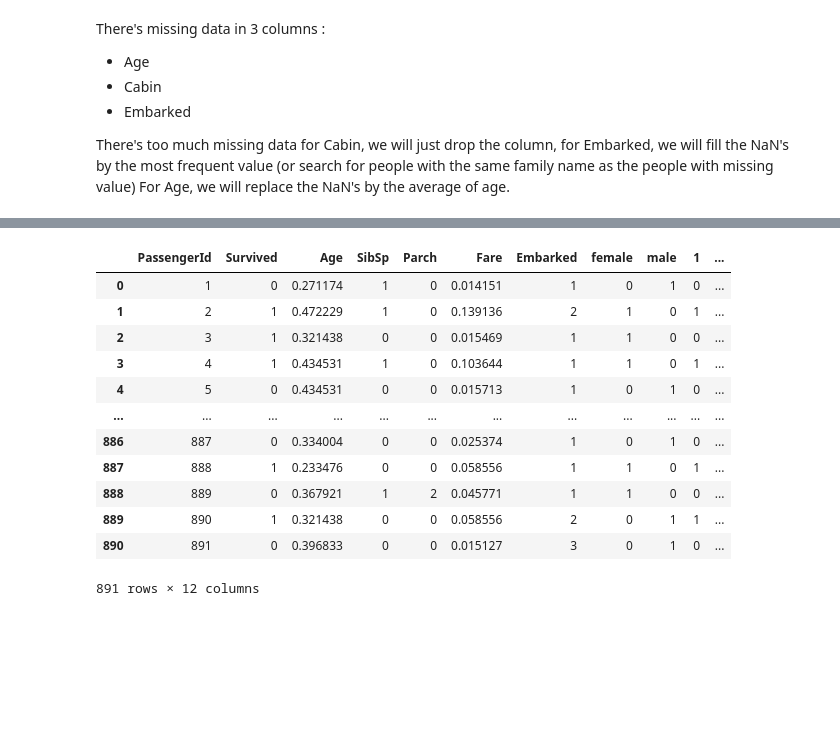
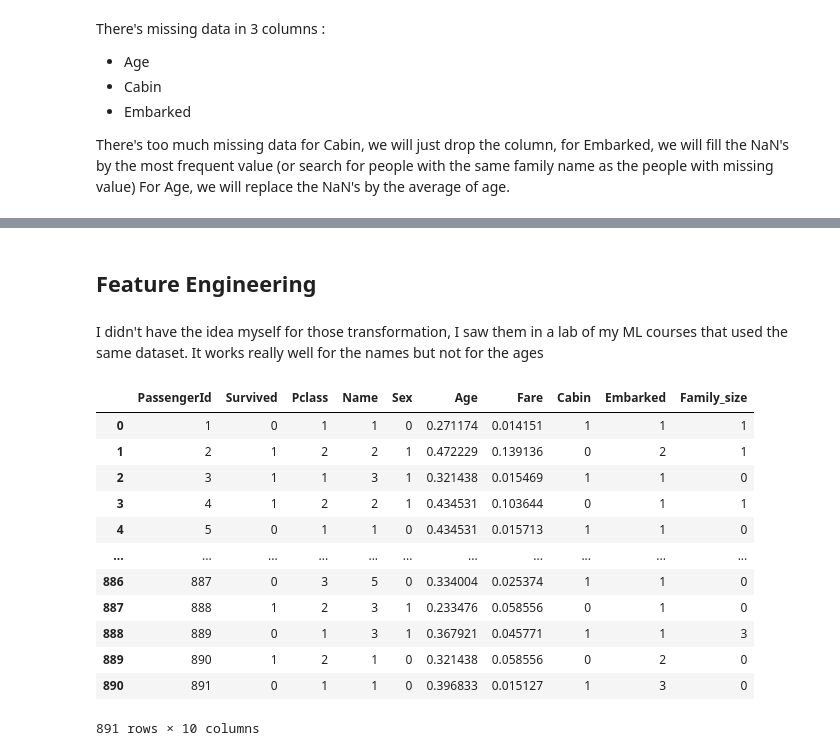
Before and after one commit to rayanrfd/personal_projects, a Jupyter notebook: Titanic/notebook/titanic.ipynb, the cells around one changed output, grey strips where cells are left out. Saved outputs shown, nothing was run; the diff lists cells and outputs as text; code cells hidden in the pictures; blank space fills up the shorter version.

```diff
--- a/titanic.ipynb
+++ b/Titanic/notebook/titanic.ipynb
@@ -86,3 +83,3 @@ titanic_cab.loc[829, 'Embarked'] = titanic_cab['Embarked'].mode()[0]
 # %%
-titanic_cab['Age'] = titanic_cab['Age'].fillna(value = titanic_cab['Age'].mean())
+titanic['Age'] = titanic['Age'].fillna(value = titanic['Age'].mean())
 # %%
@@ -118,27 +111,63 @@ titanic_prp['Embarked'] = pd.factorize(titanic_prp['Embarked'])[0] + 1
+# %% [markdown]
+## Feature Engineering
+# %% [markdown]
+I didn't have the idea myself for those transformation, I saw them in a lab of my ML courses that used the same dataset. It works really well for the names but not for the ages
+# %%
+def replace_names(name):
+    if 'Mr.' in name:
+        name = 1
+    elif 'Mrs.' in name:
+        name = 2
+    elif 'Miss.' in name:
+        name = 3
+    elif 'Master.' in name:
+        name = 4
+    else:
+        name = 5
+    return name
+
+# def replace_ages(age):
+#     if age < 16:
+#         age = 1
+#     elif age < 32:
+#         age = 2
+#     elif age < 50:
+#         age = 3
+#     elif age < 64:
+#         age = 4
+#     else:
+#         age = 5
+#     return age
+
+titanic['Name'] = titanic['Name'].apply(replace_names)
+# titanic['Age'] = titanic['Age'].apply(replace_ages)
+
+titanic['Family_size'] = titanic['SibSp'] + titanic['Parch']
+titanic.drop(columns=['SibSp', 'Parch'], inplace=True)
 # %%
-titanic_prp = titanic_prp.drop(columns=['Ticket', 'Name', 'Sex', 'Pclass', 'Cabin'])
+titanic = titanic.drop(columns=['Ticket'])
 # %%
 def scale(df, column, method='normalize'):
     if method == 'scale':
         return (df[column] - df[column].min()) / (df[column].max() - df[column].min())
     return (df[column] - df[column].mean()) / df[column].std()
 
-titanic_prp['Age'] = scale(titanic_prp, 'Age', method='scale')
-titanic_prp['Fare'] = scale(titanic_prp, 'Fare', method='scale')
+titanic['Age'] = scale(titanic, 'Age', method='scale')
+titanic['Fare'] = scale(titanic, 'Fare', method='scale')
 # %%
-titanic_prp
+titanic
 # %% [output]
-|  | PassengerId | Survived | Age | SibSp | Parch | Fare | Embarked | female | male | 1 | ... |
-| 0 | 1 | 0 | 0.271174 | 1 | 0 | 0.014151 | 1 | 0 | 1 | 0 | ... |
-| 1 | 2 | 1 | 0.472229 | 1 | 0 | 0.139136 | 2 | 1 | 0 | 1 | ... |
-| 2 | 3 | 1 | 0.321438 | 0 | 0 | 0.015469 | 1 | 1 | 0 | 0 | ... |
-| 3 | 4 | 1 | 0.434531 | 1 | 0 | 0.103644 | 1 | 1 | 0 | 1 | ... |
-| 4 | 5 | 0 | 0.434531 | 0 | 0 | 0.015713 | 1 | 0 | 1 | 0 | ... |
-| ... | ... | ... | ... | ... | ... | ... | ... | ... | ... | ... | ... |
-| 886 | 887 | 0 | 0.334004 | 0 | 0 | 0.025374 | 1 | 0 | 1 | 0 | ... |
-| 887 | 888 | 1 | 0.233476 | 0 | 0 | 0.058556 | 1 | 1 | 0 | 1 | ... |
-| 888 | 889 | 0 | 0.367921 | 1 | 2 | 0.045771 | 1 | 1 | 0 | 0 | ... |
-| 889 | 890 | 1 | 0.321438 | 0 | 0 | 0.058556 | 2 | 0 | 1 | 1 | ... |
-| 890 | 891 | 0 | 0.396833 | 0 | 0 | 0.015127 | 3 | 0 | 1 | 0 | ... |
+|  | PassengerId | Survived | Pclass | Name | Sex | Age | Fare | Cabin | Embarked | Family_size |
+| 0 | 1 | 0 | 1 | 1 | 0 | 0.271174 | 0.014151 | 1 | 1 | 1 |
+| 1 | 2 | 1 | 2 | 2 | 1 | 0.472229 | 0.139136 | 0 | 2 | 1 |
+| 2 | 3 | 1 | 1 | 3 | 1 | 0.321438 | 0.015469 | 1 | 1 | 0 |
+| 3 | 4 | 1 | 2 | 2 | 1 | 0.434531 | 0.103644 | 0 | 1 | 1 |
+| 4 | 5 | 0 | 1 | 1 | 0 | 0.434531 | 0.015713 | 1 | 1 | 0 |
+| ... | ... | ... | ... | ... | ... | ... | ... | ... | ... | ... |
+| 886 | 887 | 0 | 3 | 5 | 0 | 0.334004 | 0.025374 | 1 | 1 | 0 |
+| 887 | 888 | 1 | 2 | 3 | 1 | 0.233476 | 0.058556 | 0 | 1 | 0 |
+| 888 | 889 | 0 | 1 | 3 | 1 | 0.367921 | 0.045771 | 1 | 1 | 3 |
+| 889 | 890 | 1 | 2 | 1 | 0 | 0.321438 | 0.058556 | 0 | 2 | 0 |
+| 890 | 891 | 0 | 1 | 1 | 0 | 0.396833 | 0.015127 | 1 | 3 | 0 |
-891 rows × 12 columns
+891 rows × 10 columns
 # %%
```
Also changed, not shown: parts of 28 cells of this notebook, 5 other files.
